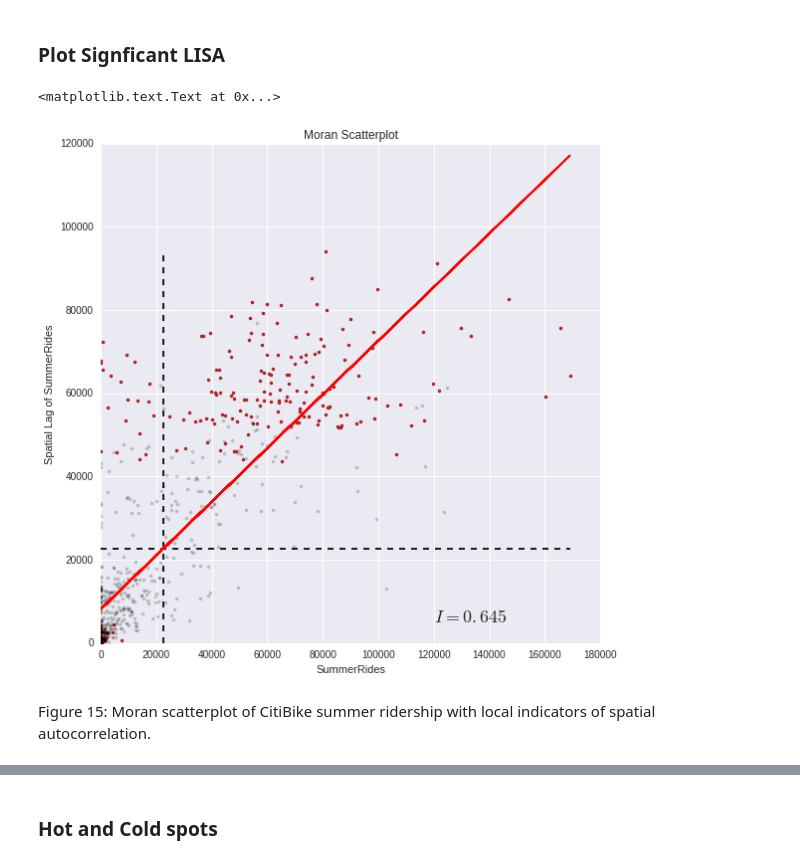
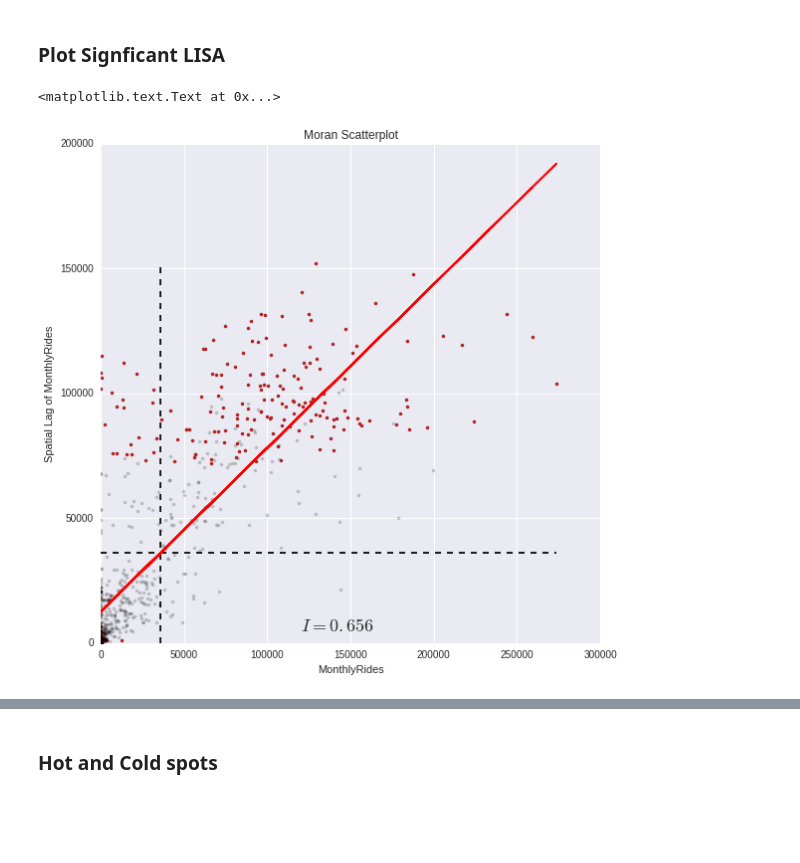
Before and after one commit to tashay/PUI2016_tg1478, a Jupyter notebook: HW10_tg1478/HW10_1_tg1478.ipynb, the cells around one changed output, grey strips where cells are left out. Drawn from its saved outputs; the diff is of its cells as text; code cells hidden in the pictures; blank space fills up the shorter version.

```diff
--- a/HW10_tg1478/HW10_1_tg1478.ipynb
+++ b/HW10_tg1478/HW10_1_tg1478.ipynb
@@ -406,9 +321,6 @@ Figure 10: Heatmap of New York City CitiBike ridership spatial lag by Census Tra
 # %% [markdown]
 ## Global  Spatial Autocorrelation
 # %%
-b,a = np.polyfit(SummerRide, SummerRideLag, 1)
-print b,a
-
-b2,a2 = np.polyfit(WinterRide, WinterRideLag, 1)
-print b2,a2
+b,a = np.polyfit(MonthlyRide, MonthlyRideLag, 1)
+b,a
 # %% [output]
@@ -469,0 +350,2 @@ print I_WinterRide.I, I_WinterRide.p_sim
+# %%
+I_MonthlyRide = ps.Moran(MonthlyRide, qW_CT)
@@ -508,5 +387,5 @@ Figure 14: KDE plot of Morans I for CitiBike winter ridership. The vertical line
 # %% [markdown]
 ## Local  Spatial Autocorrelation
 # %%
-LMo_SummerRide = ps.Moran_Local(SummerRide, qW_CT,permutations=999)
+LMo_MonthlyRide = ps.Moran_Local(MonthlyRide, qW_CT,permutations=999)
 # %%
@@ -536,23 +398,26 @@ W_insigs1 = WinterRideLag[LMo_WinterRide.p_sim > .001]
+# %%
+sigs = MonthlyRide[LMo_MonthlyRide.p_sim <= .001]
+W_sigs = MonthlyRideLag[LMo_MonthlyRide.p_sim <= .001]
+insigs = MonthlyRide[LMo_MonthlyRide.p_sim > .001]
+W_insigs = MonthlyRideLag[LMo_MonthlyRide.p_sim > .001]
 # %% [markdown]
 ### Plot Signficant LISA
 # %%
 f, ax = plt.subplots(figsize=(9, 9))
 plt.plot(sigs, W_sigs, '.', color='firebrick')
 plt.plot(insigs, W_insigs, '.k', alpha=.2)
-plt.text(s='$I = %.3f$' % I_SummerRide.I, x=120000, y=5000, fontsize=18)
+plt.text(s='$I = %.3f$' % I_MonthlyRide.I, x=120000, y=5000, fontsize=18)
 
  # dashed vert at mean of the last year's PCI
-plt.vlines(SummerRide.mean(), SummerRideLag.min(), SummerRideLag.max(), linestyle='--')
+plt.vlines(MonthlyRide.mean(), MonthlyRideLag.min(), MonthlyRideLag.max(), linestyle='--')
  # dashed horizontal at mean of lagged PCI
-plt.hlines(SummerRideLag.mean(), SummerRide.min(), SummerRide.max(), linestyle='--')
+plt.hlines(MonthlyRideLag.mean(), MonthlyRide.min(), MonthlyRide.max(), linestyle='--')
 
 # red line of best fit using global I as slope
-plt.plot(SummerRide, a + b*SummerRide, 'r')
+plt.plot(MonthlyRide, a + b*MonthlyRide, 'r')
 plt.title('Moran Scatterplot')
-plt.ylabel('Spatial Lag of SummerRides')
-plt.xlabel('SummerRides')
+plt.ylabel('Spatial Lag of MonthlyRides')
+plt.xlabel('MonthlyRides')
 # %% [output]
 <matplotlib.text.Text at 0x...>
-[figure, old version]
+[figure, new version]
-# %% [markdown]
-Figure 15: Moran scatterplot of CitiBike summer ridership with local indicators of spatial autocorrelation.
```
Also changed, not shown: parts of 69 cells of this notebook, 1 other file.
